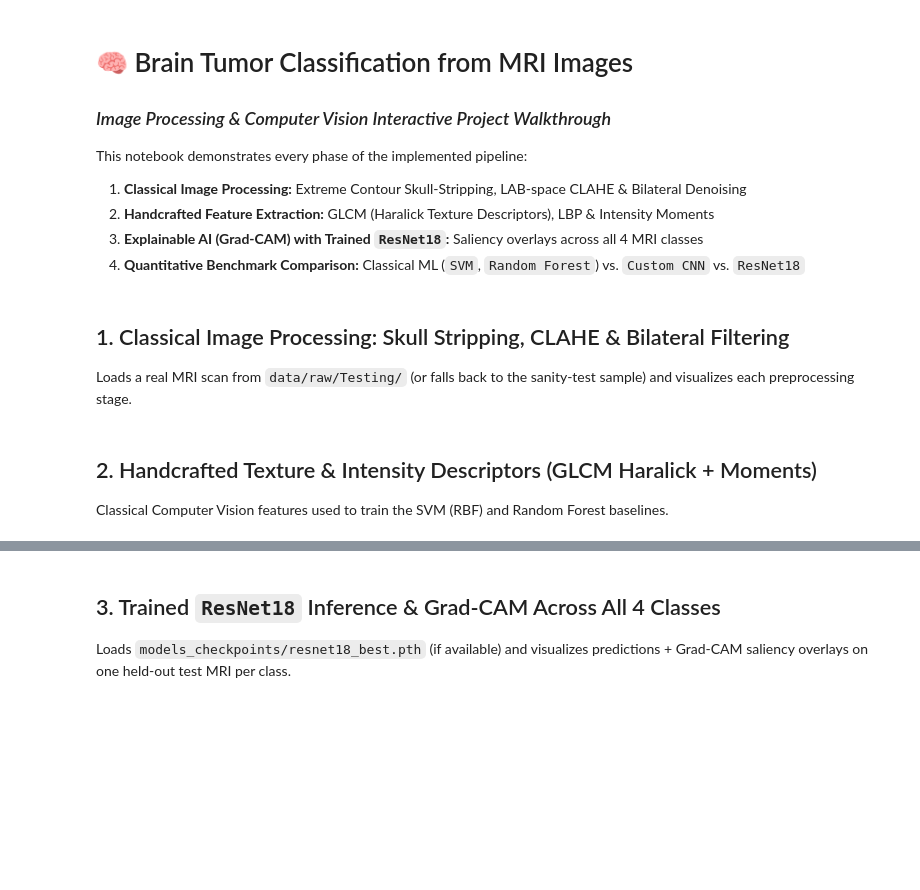
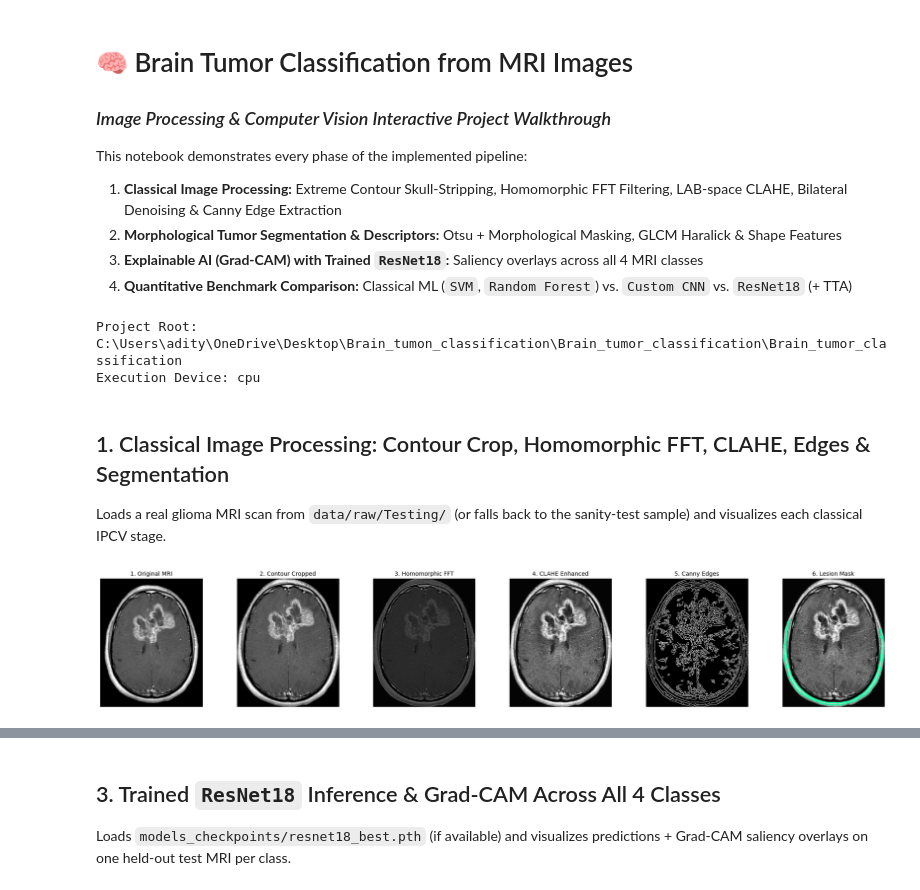
Before and after one commit to abhikr1871/Brain_tumor_classification, a Jupyter notebook: notebooks/01_project_walkthrough.ipynb, the cells around one changed output, grey strips where cells are left out. Saved outputs shown, nothing was run; the diff lists cells and outputs as text; code cells hidden in the pictures; blank space fills up the shorter version.

Commit message:
Add tumor segmentation, homomorphic/edge ops, TTA, error analysis, and Streamlit report export

```diff
--- a/notebooks/01_project_walkthrough.ipynb
+++ b/notebooks/01_project_walkthrough.ipynb
@@ -3,10 +3,10 @@
 ### *Image Processing & Computer Vision Interactive Project Walkthrough*
 
 This notebook demonstrates every phase of the implemented pipeline:
-1. **Classical Image Processing:** Extreme Contour Skull-Stripping, LAB-space CLAHE & Bilateral Denoising
-2. **Handcrafted Feature Extraction:** GLCM (Haralick Texture Descriptors), LBP & Intensity Moments
+1. **Classical Image Processing:** Extreme Contour Skull-Stripping, Homomorphic FFT Filtering, LAB-space CLAHE, Bilateral Denoising & Canny Edge Extraction
+2. **Morphological Tumor Segmentation & Descriptors:** Otsu + Morphological Masking, GLCM Haralick & Shape Features
 3. **Explainable AI (Grad-CAM) with Trained `ResNet18`:** Saliency overlays across all 4 MRI classes
-4. **Quantitative Benchmark Comparison:** Classical ML (`SVM`, `Random Forest`) vs. `Custom CNN` vs. `ResNet18`
+4. **Quantitative Benchmark Comparison:** Classical ML (`SVM`, `Random Forest`) vs. `Custom CNN` vs. `ResNet18` (+ TTA)
 # %%
 import json
 import sys
@@ -27,7 +27,17 @@ if str(PROJECT_ROOT) not in sys.path:
 
 from src.config import CLASSES, IMG_SIZE, DEVICE, DATA_RAW, CHECKPOINTS_DIR, REPORTS_DIR, OUTPUTS_DIR
 from src.image_processing.skull_stripping import crop_brain_contour
-from src.image_processing.enhancement import apply_clahe, apply_bilateral_filter
+from src.image_processing.enhancement import (
+    apply_clahe,
+    apply_bilateral_filter,
+    apply_homomorphic_filter,
+    extract_edge_map,
+)
+from src.image_processing.segmentation import (
+    segment_tumor_region,
+    extract_morphological_features,
+    draw_segmentation_overlay,
+)
 from src.image_processing.feature_extraction import extract_glcm_features, extract_intensity_statistics
 from src.models.custom_cnn import BrainTumorCNN
 from src.models.transfer_models import build_transfer_model
@@ -35,32 +45,39 @@ from src.explainability.gradcam import GradCAM, overlay_cam_on_image
 
 print(f"Project Root: {PROJECT_ROOT}")
 print(f"Execution Device: {DEVICE}")
+# %% [output]
+Project Root: C:\Users\adity\OneDrive\Desktop\Brain_tumon_classification\Brain_tumor_classification\Brain_tumor_classification
+Execution Device: cpu
 # %% [markdown]
-## 1. Classical Image Processing: Skull Stripping, CLAHE & Bilateral Filtering
-Loads a real MRI scan from `data/raw/Testing/` (or falls back to the sanity-test sample) and visualizes each preprocessing stage.
+## 1. Classical Image Processing: Contour Crop, Homomorphic FFT, CLAHE, Edges & Segmentation
+Loads a real glioma MRI scan from `data/raw/Testing/` (or falls back to the sanity-test sample) and visualizes each classical IPCV stage.
 # %%
 glioma_samples = sorted((DATA_RAW / "Testing" / "glioma").glob("*.jpg")) if (DATA_RAW / "Testing" / "glioma").exists() else []
 sample_path = glioma_samples[0] if glioma_samples else (OUTPUTS_DIR / "test_run" / "sample_brain_mri.png")
 raw_img = cv2.imread(str(sample_path))
 assert raw_img is not None, f"Could not load {sample_path}"
 
 cropped_img = crop_brain_contour(raw_img)
+homo_img = apply_homomorphic_filter(cropped_img, color_space="BGR")
 clahe_img = apply_clahe(cropped_img, clip_limit=2.0, color_space="BGR")
-bilateral_img = apply_bilateral_filter(clahe_img)
+edge_map = extract_edge_map(clahe_img, method="canny", color_space="BGR")
+seg_mask = segment_tumor_region(clahe_img, is_rgb=False)
+seg_overlay_rgb = draw_segmentation_overlay(clahe_img, seg_mask, is_rgb=False)
 
-fig, axes = plt.subplots(1, 4, figsize=(16, 4))
+fig, axes = plt.subplots(1, 6, figsize=(20, 3.6))
 stages = [
-    ("1. Original MRI", raw_img),
-    ("2. Contour Cropped", cropped_img),
-    ("3. CLAHE Enhanced", clahe_img),
-    ("4. + Bilateral Filter", bilateral_img),
+    ("1. Original MRI", cv2.cvtColor(raw_img, cv2.COLOR_BGR2RGB)),
+    ("2. Contour Cropped", cv2.cvtColor(cropped_img, cv2.COLOR_BGR2RGB)),
+    ("3. Homomorphic FFT", cv2.cvtColor(homo_img, cv2.COLOR_BGR2RGB)),
+    ("4. CLAHE Enhanced", cv2.cvtColor(clahe_img, cv2.COLOR_BGR2RGB)),
+    ("5. Canny Edges", edge_map),
+    ("6. Lesion Mask", seg_overlay_rgb),
 ]
-for ax, (title, img_bgr) in zip(axes, stages):
-    ax.imshow(cv2.cvtColor(img_bgr, cv2.COLOR_BGR2RGB))
-    ax.set_title(title)
+for ax, (title, vis) in zip(axes, stages):
+    ax.imshow(vis, cmap="gray" if vis.ndim == 2 else None)
+    ax.set_title(title, fontsize=10)
     ax.axis("off")
 plt.tight_layout()
 plt.show()
+# %% [output]
+[figure, added]
-# %% [markdown]
-## 2. Handcrafted Texture & Intensity Descriptors (GLCM Haralick + Moments)
-Classical Computer Vision features used to train the SVM (RBF) and Random Forest baselines.
```
Also changed, not shown: parts of 5 cells of this notebook, 7 other files.
